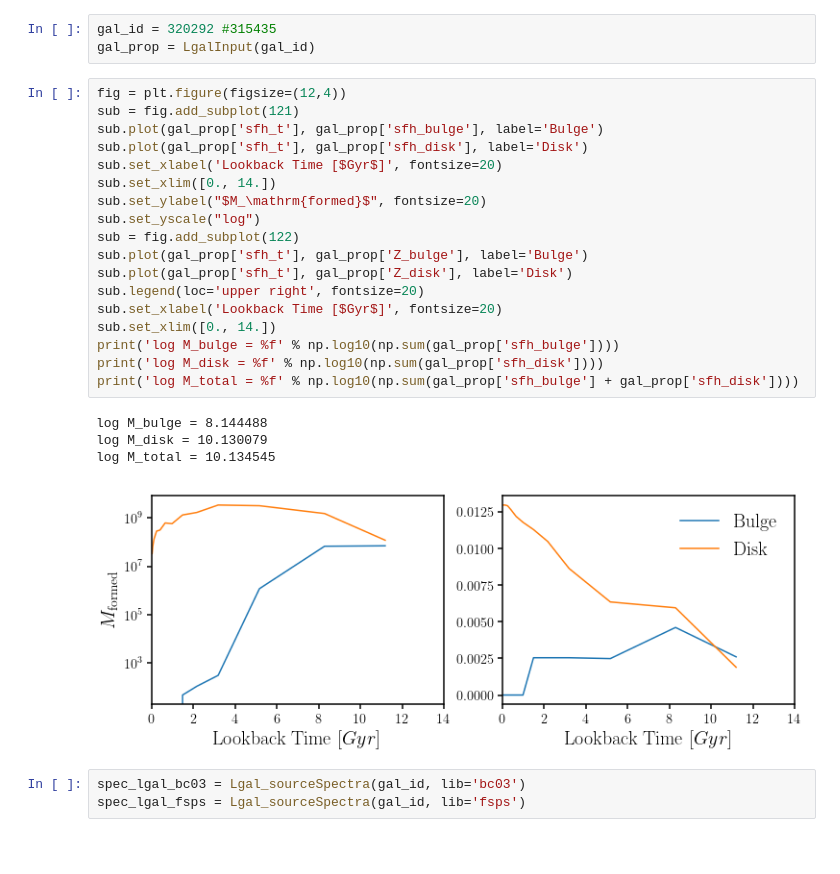
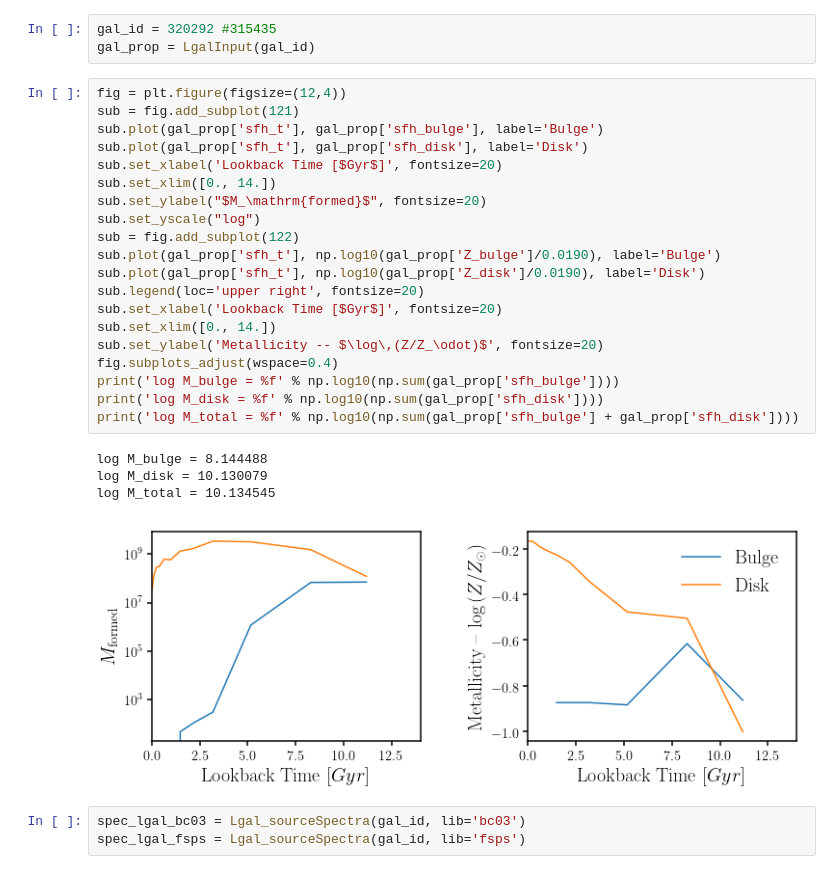
Before and after one commit to changhoonhahn/FOMOspec, a Jupyter notebook: notebook/local_lgal_check.ipynb, the cells around one changed output. Saved outputs shown, nothing was run; the diff lists cells and outputs as text; blank space fills up the shorter version.

Commit message:
tried Rita's suggestion on the metallicity issue

```diff
--- a/notebook/local_lgal_check.ipynb
+++ b/notebook/local_lgal_check.ipynb
@@ -60,26 +60,28 @@ gal_prop = LgalInput(gal_id)
 # %%
 fig = plt.figure(figsize=(12,4))
 sub = fig.add_subplot(121)
 sub.plot(gal_prop['sfh_t'], gal_prop['sfh_bulge'], label='Bulge')
 sub.plot(gal_prop['sfh_t'], gal_prop['sfh_disk'], label='Disk')
 sub.set_xlabel('Lookback Time [$Gyr$]', fontsize=20)
 sub.set_xlim([0., 14.])
 sub.set_ylabel("$M_\mathrm{formed}$", fontsize=20)
 sub.set_yscale("log")
 sub = fig.add_subplot(122)
-sub.plot(gal_prop['sfh_t'], gal_prop['Z_bulge'], label='Bulge')
-sub.plot(gal_prop['sfh_t'], gal_prop['Z_disk'], label='Disk')
+sub.plot(gal_prop['sfh_t'], np.log10(gal_prop['Z_bulge']/0.0190), label='Bulge')
+sub.plot(gal_prop['sfh_t'], np.log10(gal_prop['Z_disk']/0.0190), label='Disk')
 sub.legend(loc='upper right', fontsize=20)
 sub.set_xlabel('Lookback Time [$Gyr$]', fontsize=20)
 sub.set_xlim([0., 14.])
+sub.set_ylabel('Metallicity -- $\log\,(Z/Z_\odot)$', fontsize=20)
+fig.subplots_adjust(wspace=0.4)
 print('log M_bulge = %f' % np.log10(np.sum(gal_prop['sfh_bulge'])))
 print('log M_disk = %f' % np.log10(np.sum(gal_prop['sfh_disk'])))
 print('log M_total = %f' % np.log10(np.sum(gal_prop['sfh_bulge'] + gal_prop['sfh_disk'])))
 # %% [output]
 log M_bulge = 8.144488
 log M_disk = 10.130079
 log M_total = 10.134545
-[figure, old version]
+[figure, new version]
 # %%
 spec_lgal_bc03 = Lgal_sourceSpectra(gal_id, lib='bc03')
 spec_lgal_fsps = Lgal_sourceSpectra(gal_id, lib='fsps')
```
Also changed, not shown: parts of 6 cells of this notebook.
